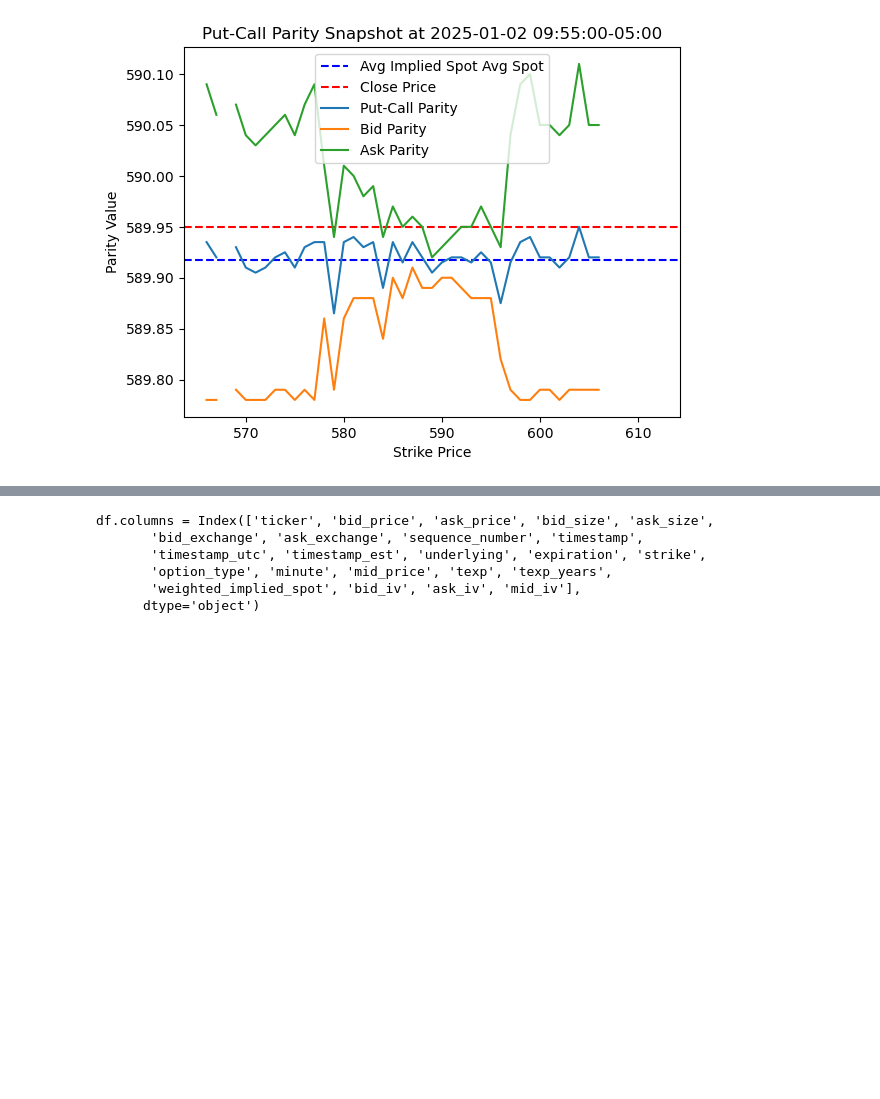
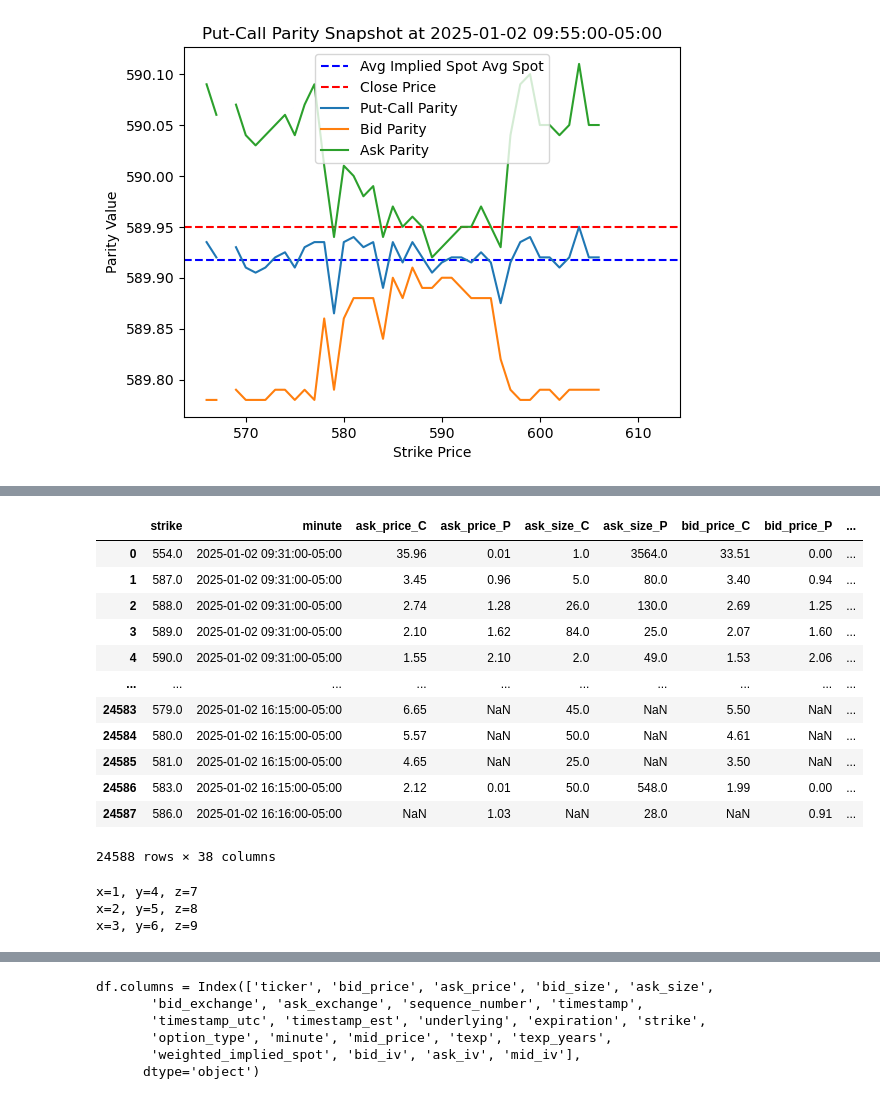
Before and after one commit to stirlitzzz/daily_options1, a Jupyter notebook: polygon_explore2.ipynb, the cells around one changed output, grey strips where cells are left out. Drawn from its saved outputs; the diff is of its cells as text; code cells hidden in the pictures; blank space fills up the shorter version.

```diff
--- a/polygon_explore2.ipynb
+++ b/polygon_explore2.ipynb
@@ -1137,0 +1291,64 @@ def create_4pm_datetime(localized_datetime):
+# %%
+def compute_delta_weighted_volatility(df):
+    df=copy.deepcopy(df)
+
+    fields=["bid", "mid", "ask"]
+    cp_fields=["C", "P"]
+
+    c_iv_fields={field: f"{field}_iv_C" for field in fields}
+    p_iv_fields={field: f"{field}_iv_P" for field in fields}
+    c_delta_fields={field: f"delta_{field}_C" for field in fields}
+    p_delta_fields={field: f"delta_{field}_P" for field in fields}
+    dw_vol_fields={field: f"dw_vol_{field}" for field in fields}
+    for field in fields:
+        c_delta=df[c_delta_fields[field]]
+        c_vol=df[c_iv_fields[field]]
+        p_vol=df[p_iv_fields[field]]
+        dw_vol=c_vol*(1-c_delta)+p_vol*c_delta
+        df[dw_vol_fields[field]]=dw_vol
+    return df
+"""
+fields=["bid", "mid", "ask"]
+cp_fields=["C", "P"]
+
+c_iv_fields={field: f"{field}_iv_C" for field in fields}
+p_iv_fields={field: f"{field}_iv_P" for field in fields}
+c_delta_fields={field: f"delta_{field}_C" for field in fields}
+p_delta_fields={field: f"delta_{field}_P" for field in fields}
+dw_vol_fields={field: f"dw_vol_{field}" for field in fields}
+
+
+for field in fields:
+    c_delta=df3[c_delta_fields[field]]
+    c_vol=df3[c_iv_fields[field]]
+    p_vol=df3[p_iv_fields[field]]
+    dw_vol=c_vol*(1-c_delta)+p_vol*c_delta
+    df3[dw_vol_fields[field]]=dw_vol
+"""
+df3=compute_delta_weighted_volatility(df3)
+df3
+# %% [output]
+|  | strike | minute | ask_price_C | ask_price_P | ask_size_C | ask_size_P | bid_price_C | bid_price_P | ... |
+| 0 | 554.0 | 2025-01-02 09:31:00-05:00 | 35.96 | 0.01 | 1.0 | 3564.0 | 33.51 | 0.00 | ... |
+| 1 | 587.0 | 2025-01-02 09:31:00-05:00 | 3.45 | 0.96 | 5.0 | 80.0 | 3.40 | 0.94 | ... |
+| 2 | 588.0 | 2025-01-02 09:31:00-05:00 | 2.74 | 1.28 | 26.0 | 130.0 | 2.69 | 1.25 | ... |
+| 3 | 589.0 | 2025-01-02 09:31:00-05:00 | 2.10 | 1.62 | 84.0 | 25.0 | 2.07 | 1.60 | ... |
+| 4 | 590.0 | 2025-01-02 09:31:00-05:00 | 1.55 | 2.10 | 2.0 | 49.0 | 1.53 | 2.06 | ... |
+| ... | ... | ... | ... | ... | ... | ... | ... | ... | ... |
+| 24583 | 579.0 | 2025-01-02 16:15:00-05:00 | 6.65 | NaN | 45.0 | NaN | 5.50 | NaN | ... |
+| 24584 | 580.0 | 2025-01-02 16:15:00-05:00 | 5.57 | NaN | 50.0 | NaN | 4.61 | NaN | ... |
+| 24585 | 581.0 | 2025-01-02 16:15:00-05:00 | 4.65 | NaN | 25.0 | NaN | 3.50 | NaN | ... |
+| 24586 | 583.0 | 2025-01-02 16:15:00-05:00 | 2.12 | 0.01 | 50.0 | 548.0 | 1.99 | 0.00 | ... |
+| 24587 | 586.0 | 2025-01-02 16:16:00-05:00 | NaN | 1.03 | NaN | 28.0 | NaN | 0.91 | ... |
+24588 rows × 38 columns
+# %%
+aaa=[1,2,3]
+bbb=[4,5,6]
+ccc=[7,8,9]
+zip(aaa,bbb,ccc)
+for x,y,z in zip(aaa,bbb,ccc):
+    print(f"x={x}, y={y}, z={z}")
+# %% [output]
+x=1, y=4, z=7
+x=2, y=5, z=8
+x=3, y=6, z=9
```
Also changed, not shown: parts of 8 cells of this notebook.
